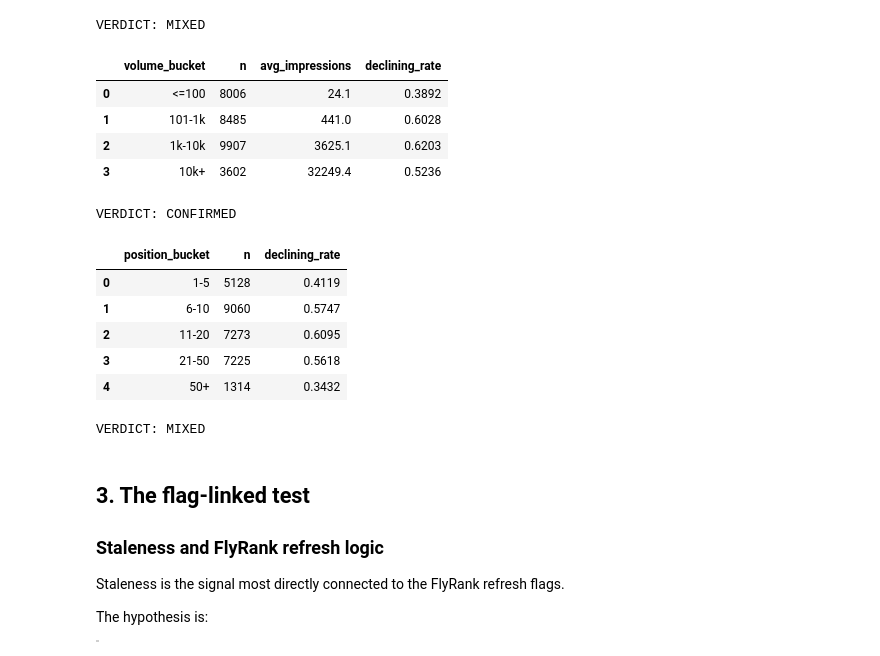
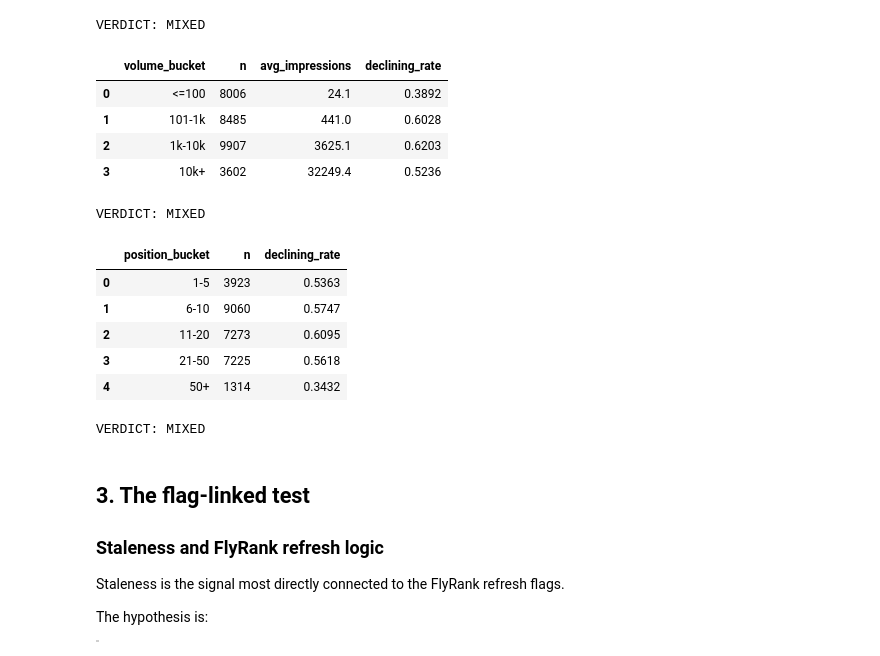
Before and after one commit to 13aakash/flyrank-ml-internship, a Jupyter notebook: work/notebooks/w04_signal_audit.ipynb, the cells around one changed output. Cells and saved outputs as stored; diff of their text form; code cells hidden in the pictures.

```diff
--- a/work/notebooks/w04_signal_audit.ipynb
+++ b/work/notebooks/w04_signal_audit.ipynb
@@ -20,7 +20,6 @@ The three signals I will investigate are:
 I will use the distributions to understand scale, missingness, and useful bucket boundaries before interpreting signal behaviour.
 # %%
 import os
-import sys
 import subprocess
 import pandas as pd
 import numpy as np
@@ -28,27 +27,36 @@ import numpy as np
 REPO_URL = "https://github.com/13aakash/flyrank-ml-internship.git"
 REPO_DIR = "flyrank-ml-internship"
 
-# Clone the repo if it is not already present.
 if not os.path.exists(REPO_DIR):
     subprocess.run(
         ["git", "clone", REPO_URL, REPO_DIR],
         check=True
     )
 
-# Move into the repository.
 os.chdir(REPO_DIR)
 
-# Load the Week 3 anonymized dataset.
-df = pd.read_csv("data/raw/content_refresh_anonymized.csv")
+DATA_PATH = "data/raw/content_refresh_anonymized.csv"
+
+if not os.path.exists(DATA_PATH):
+    raise FileNotFoundError(
+        f"Could not find {DATA_PATH}."
+    )
+
+df = pd.read_csv(DATA_PATH)
 
 numeric_cols = [
     "days_since_last_update",
     "impressions_90d",
     "avg_position",
+    "ctr",
 ]
 
 for col in numeric_cols:
     df[col] = pd.to_numeric(df[col], errors="coerce")
+
+# In the FlyRank data, avg_position = 0 means no position data.
+# Treat it as missing for position-based analysis.
+df.loc[df["avg_position"] == 0, "avg_position"] = np.nan
 
 print(f"Rows: {len(df):,}")
 
@@ -189,14 +198,31 @@ volume_table["declining_rate"] = (
 
 display(volume_table)
 
-print("VERDICT: CONFIRMED")
+# Volume is useful for opportunity sizing, but the declining-rate
+# relationship is not monotonic in these buckets.
+volume_rates = volume_table["declining_rate"].tolist()
+
+if len(volume_rates) >= 2 and all(
+    volume_rates[i] <= volume_rates[i + 1]
+    for i in range(len(volume_rates) - 1)
+):
+    volume_verdict = "CONFIRMED"
+elif len(volume_rates) >= 2 and all(
+    volume_rates[i] >= volume_rates[i + 1]
+    for i in range(len(volume_rates) - 1)
+):
+    volume_verdict = "OPPOSITE"
+else:
+    volume_verdict = "MIXED"
+
+print("VERDICT:", volume_verdict)
 # %% [output]
 |  | volume_bucket | n | avg_impressions | declining_rate |
 | 0 | <=100 | 8006 | 24.1 | 0.3892 |
 | 1 | 101-1k | 8485 | 441.0 | 0.6028 |
 | 2 | 1k-10k | 9907 | 3625.1 | 0.6203 |
 | 3 | 10k+ | 3602 | 32249.4 | 0.5236 |
-VERDICT: CONFIRMED
+VERDICT: MIXED
 # %%
 position_test = df.copy()
 
@@ -215,37 +241,39 @@ position_test["position_bucket"] = pd.cut(
 position_table = (
     position_test
     .dropna(subset=["position_bucket"])
     .groupby("position_bucket", observed=True)
     .agg(
         n=("is_declining", "size"),
         declining_rate=("is_declining", "mean")
     )
     .reset_index()
 )
 
 position_table["declining_rate"] = (
     position_table["declining_rate"].round(4)
 )
 
 display(position_table)
 
 rates = position_table["declining_rate"].tolist()
 
 if len(rates) >= 2 and all(
     rates[i] <= rates[i + 1]
     for i in range(len(rates) - 1)
 ):
-    print("VERDICT: CONFIRMED")
+    position_verdict = "CONFIRMED"
 elif len(rates) >= 2 and all(
     rates[i] >= rates[i + 1]
     for i in range(len(rates) - 1)
 ):
-    print("VERDICT: OPPOSITE")
+    position_verdict = "OPPOSITE"
 else:
-    print("VERDICT: MIXED")
+    position_verdict = "MIXED"
+
+print("VERDICT:", position_verdict)
 # %% [output]
 |  | position_bucket | n | declining_rate |
-| 0 | 1-5 | 5128 | 0.4119 |
+| 0 | 1-5 | 3923 | 0.5363 |
 | 1 | 6-10 | 9060 | 0.5747 |
 | 2 | 11-20 | 7273 | 0.6095 |
 | 3 | 21-50 | 7225 | 0.5618 |
```
Also changed, not shown: parts of 7 cells of this notebook.
